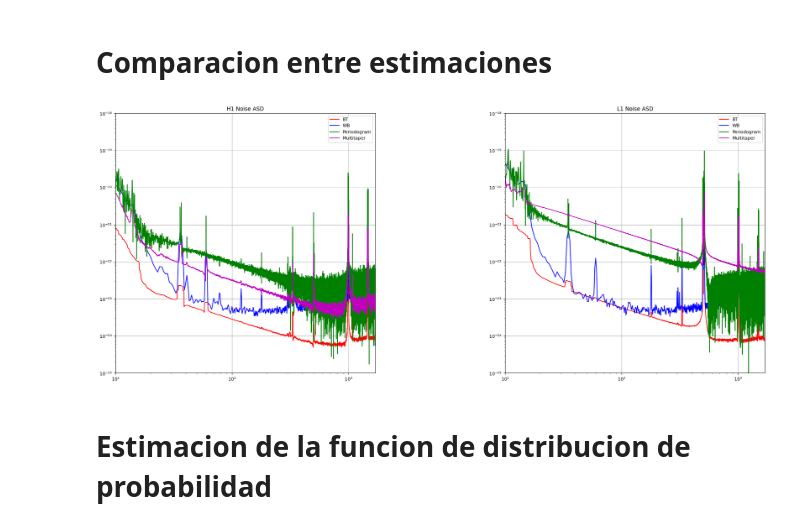
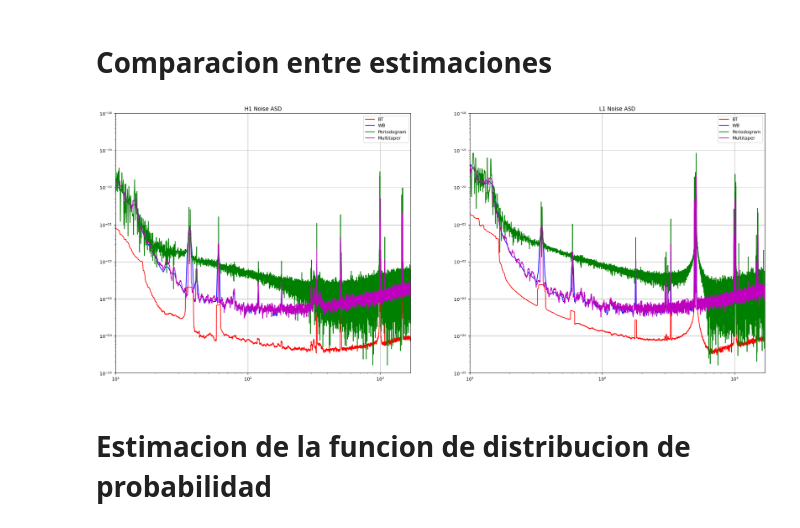
Before and after one commit to ManuMollon261297/PASA, a Jupyter notebook: TP1/code/pasa_tp1.ipynb, the cells around one changed output. Saved outputs shown, nothing was run; the diff lists cells and outputs as text; code cells hidden in the pictures.

```diff
--- a/TP1/code/pasa_tp1.ipynb
+++ b/TP1/code/pasa_tp1.ipynb
@@ -210,8 +210,8 @@ for i in range(7):
     freqs2 = np.fft.fftfreq(nperseg,d=1/4096)
     freqs1 = freqs1[:len(freqs1)//2]
     freqs2 = freqs2[:len(freqs2)//2]
-    PxxH1_WB =  welchBartlett(dataH1[0:62000], fs=4096, D=0, L=nperseg, k=int(62000/nperseg), window = signal.get_window('boxcar', nperseg))
-    PxxL1_WB =  welchBartlett(dataL1[0:62000], fs=4096, D=0, L=nperseg, k=int(62000/nperseg), window = signal.get_window('boxcar', nperseg))
+    PxxH1_WB =  welchBartlett(dataH1[0:N_event], fs=4096, D=0, L=nperseg, k=int(N_event/nperseg), window = signal.get_window('boxcar', nperseg))
+    PxxL1_WB =  welchBartlett(dataL1[0:N_event], fs=4096, D=0, L=nperseg, k=int(N_event/nperseg), window = signal.get_window('boxcar', nperseg))
     plotStrainASD(freqs1, freqs2, PxxH1_WB[:-1], PxxL1_WB[:-1], fmin, fmax, filename='ASD-Welch-Bartlett-Method.png',title='Welch Bartlett '+str(i))
 # %% [output]
 [figure]
@@ -247,8 +247,8 @@ freqs1 = np.fft.fftfreq(nperseg,d=1/4096)
 freqs2 = np.fft.fftfreq(nperseg,d=1/4096)
 freqs1 = freqs1[:len(freqs1)//2]
 freqs2 = freqs2[:len(freqs2)//2]
-PxxH1_WB =  welchBartlett(dataH1[0:62000], fs=4096, D=0, L=nperseg, k=int(62000/nperseg), window = signal.get_window('hann', nperseg))
-PxxL1_WB =  welchBartlett(dataL1[0:62000], fs=4096, D=0, L=nperseg, k=int(62000/nperseg), window = signal.get_window('hann', nperseg))
+PxxH1_WB =  welchBartlett(dataH1[0:N_event], fs=4096, D=0, L=nperseg, k=int(N_event/nperseg), window = signal.get_window('hann', nperseg))
+PxxL1_WB =  welchBartlett(dataL1[0:N_event], fs=4096, D=0, L=nperseg, k=int(N_event/nperseg), window = signal.get_window('hann', nperseg))
 plotStrainASD(freqs1, freqs2, PxxH1_WB[:-1], PxxL1_WB[:-1], fmin, fmax, filename='ASD-Welch-Bartlett-Method.png',title='Welch Bartlett')
 # %% [output]
 [figure]
@@ -285,3 +285,8 @@ for j in range(10):
 [figure]
 # %% [markdown]
 Iteramos el valor de taps en el metodo multitaper y entonctramos que se obtiene una estimacion razonable a los 10 taps
+# %%
+PxxH1_MT =  multitaperDPSS(dataH1[0:N_event],n=10,fs=4096)
+PxxL1_MT =  multitaperDPSS(dataL1[0:N_event],n=10,fs=4096)
+print(len(PxxH1_MT))
+print(len(PxxL1_MT))
@@ -312,7 +324,7 @@ def BlackmanTukey(data,N,L,M,nperseg=None):
   #Calculate spectrum
   return abs( np.fft.rfft(windowed_rx,n=nperseg) )
 # %%
-N = 65536
+N = 62000
 L = N
 M = 32
 # %% [markdown]
@@ -402,7 +414,7 @@ Con este valor de M se obtiene una resolucion de 4Hz, ya con el proximo vaalor d
 # Comparacion entre estimaciones
 # %%
 plt.figure(num=None, figsize=(20,8), dpi=80, facecolor='w', edgecolor='k')
-plt.subplots_adjust(top = 1, bottom = 0, right = 1, left = 0, hspace = 0.5, wspace = 0.5)
+plt.subplots_adjust(top = 1, bottom = 0, right = 1, left = 0, hspace = 0.2, wspace = 0.2)
 fmin = 10
 fmax = 1700
 yMin = 1e-25
@@ -411,45 +423,43 @@ yMax = 1e-18
 f1 = np.fft.rfftfreq(2*len(spectrum_h1)-1,d=1./4096.) #BT freqs
 f2 = np.fft.rfftfreq(2*len(PxxH1_WB)-1,d=1./4096.)    #WB freqs
 f3 = np.fft.rfftfreq(2*len(fftH1)-1,d=1./4096.)    #WB freqs
-f4 = np.fft.fftfreq(len(dataH1),d=1/4096)
+f4 = np.fft.fftfreq(len(dataH1[0:N_event]),d=1/4096)
 f4 = f4[:len(f4)//2]
 plt.subplot(121)
 plt.title("H1 Noise ASD")
 plt.plot(f1,np.sqrt(spectrum_h1),'r',label='BT')
 plt.plot(f2,np.sqrt(PxxH1_WB),'b',label='WB')
 plt.plot(f3,np.sqrt(PxxH1_FFT),'g',label='Periodogram')
+plt.plot(f4,np.sqrt(PxxH1_MT[:-1]),'m',label='Multitaper')
 
-PxxH1_MT =  multitaperDPSS(dataH1,n=8,fs=4096)
-plt.plot(f4,np.sqrt(PxxH1_MT[:-1]),'m',label='Multitaper')
 plt.legend(loc="upper right")
 plt.yscale("log")
 plt.xscale("log")
 plt.axis([fmin, fmax, yMin, yMax])
 plt.grid(True)
 
 #L1
 f1 = np.fft.rfftfreq(2*len(spectrum_l1)-1,d=1./4096.) #BT freqs
 f2 = np.fft.rfftfreq(2*len(PxxL1_WB)-1,d=1./4096.)    #WB freqs
 f3 = np.fft.rfftfreq(2*len(fftL1)-1,d=1./4096.)    #WB freqs
-f4 = np.fft.fftfreq(len(dataL1),d=1/4096)
+f4 = np.fft.fftfreq(len(dataL1[0:N_event]),d=1/4096)
 f4 = f4[:len(f4)//2]
 plt.subplot(122)
 plt.title("L1 Noise ASD")
 plt.plot(f1,np.sqrt(spectrum_l1),'r',label='BT')
 plt.plot(f2,np.sqrt(PxxL1_WB),'b',label='WB')
 plt.plot(f3,np.sqrt(PxxL1_FFT),'g',label='Periodogram')
+plt.plot(f4,np.sqrt(PxxL1_MT[:-1]),'m',label='Multitaper')
 
-PxxL1_MT =  multitaperDPSS(dataL1,n=8,fs=4096)
-plt.plot(f4,np.sqrt(PxxL1_MT[:-1]),'m',label='Multitaper')
 plt.legend(loc="upper right")
 plt.yscale("log")
 plt.xscale("log")
 plt.axis([fmin, fmax, yMin, yMax])
 plt.grid(True)
 
 plt.show()
 # %% [output]
-[figure, old version]
+[figure, new version]
 # %% [markdown]
 # Estimacion de la funcion de distribucion de probabilidad
 # %% [markdown]
```
Also changed, not shown: parts of 20 cells of this notebook, 4 other files.
